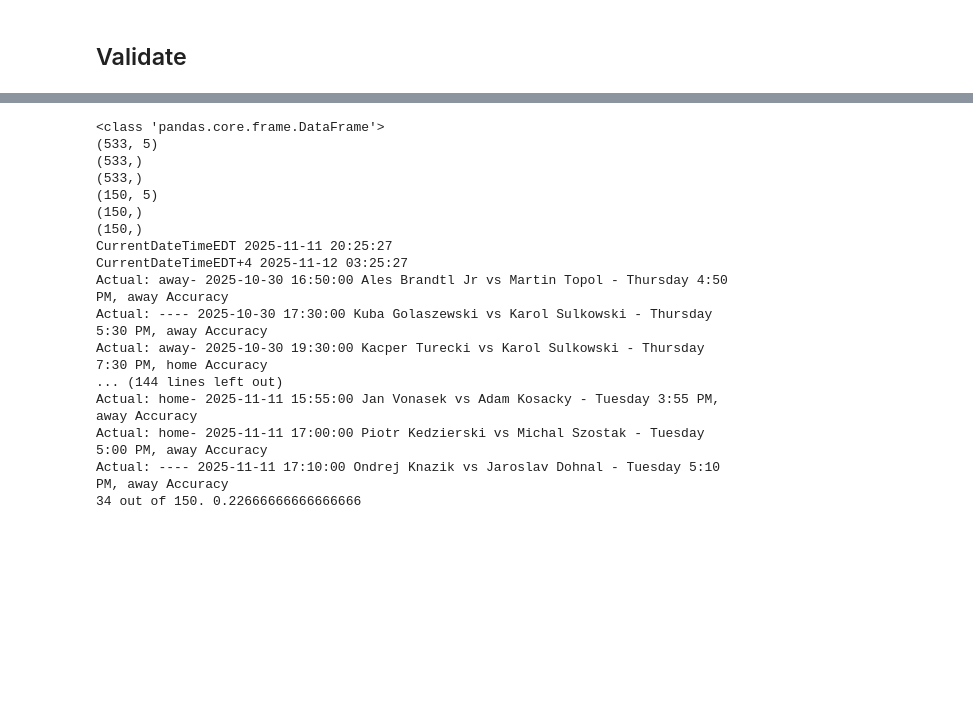
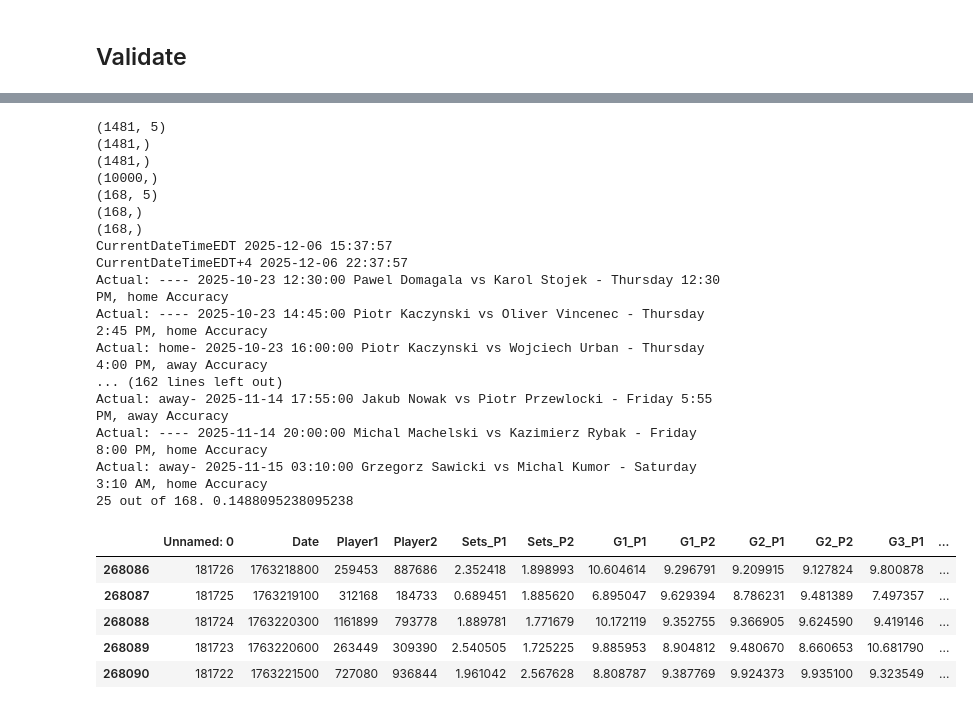
Before and after one commit to forbesjon2/NFL, a Jupyter notebook: TTennisGradientBoost.ipynb, the cells around one changed output, grey strips where cells are left out. Saved outputs shown, nothing was run; the diff lists cells and outputs as text; code cells hidden in the pictures; blank space fills up the shorter version.

```diff
--- a/TTennisGradientBoost.ipynb
+++ b/TTennisGradientBoost.ipynb
@@ -857,28 +999,64 @@ memory usage: 124.6+ KB
 # %%
 
-print(type(test_performance_df))
+#print(type(test_performance_df))
 # (512/2k) with limit 0, perf_conts_shift = 0.17 at 0.384 accuracy
-g5_x_col = ['G5_P1', 'Total_Allowed_P2', 'G5_P2', 'elo_P2', 'Total_Allowed_P1', 'G4_P1', 'Total_Avg_P2', 'D_Odds', 'Total_Avg_P1', 'elo_P1', 'D_G2', 'G1_P1', 'G3_P1', 'pythagorean_P1', 'pythagorean_P2']
-g5_mask = makePrediction(test_performance_df, g5_x_col, "g5_nov8", 1.0, None, True, 0.0, 0.17, "G5")
-accuracy_x_col = ['D_Odds', 'pythagorean_P1', 'pythagorean_P2', 'elo_P2', 'elo_P1', 'D_G3', 'D_G1', 'Sets_P2', 'Win_P1', 'Total_Allowed_P1', 'D_G2', 'Win_P2', 'Total_Allowed_P2', 'Sets_P1']
+#g5_x_col = ['G5_P1', 'Total_Allowed_P2', 'G5_P2', 'elo_P2', 'Total_Allowed_P1', 'G4_P1', 'Total_Avg_P2', 'D_Odds', 'Total_Avg_P1', 'elo_P1', 'D_G2', 'G1_P1', 'G3_P1', 'pythagorean_P1', 'pythagorean_P2']
+#g5_mask = makePrediction(test_performance_df, g5_x_col, "g5_nov8", 1.0, None, True, 0.0, 0.17, "G5")
+#accuracy_x_col = ['D_Odds', 'pythagorean_P1', 'pythagorean_P2', 'elo_P2', 'elo_P1', 'D_G3', 'D_G1', 'Sets_P2', 'Win_P1', 'Total_Allowed_P1', 'D_G2', 'Win_P2', 'Total_Allowed_P2', 'Sets_P1']
 # accuracy_mask is on dfUpcoming
 # (195/2k) with G5, ROC AUC (higher is better):  0.6892887205387205 Accuracy 0.6820512820512821
-makePrediction(test_performance_df, accuracy_x_col, "accuracy_nov8", 0.0, g5_mask, False, 0.12, 0.0, "Accuracy")
+#makePrediction(test_performance_df, accuracy_x_col, "accuracy_nov8", 0.0, g5_mask, False, 0.12, 0.0, "Accuracy")
+
+
+test_performance_size = 10000
+
+
+# -- G5 --
+# Name: g5_dec1
+# 1481/10k (14.8%), accuracy: 0.33
+# 10, 100, 15 for G5
+# no adjustment except perf_conts_shift=0.19
+g5_x_col = ['G4_P1', 'G4_P2', 'G5_P1', 'G5_P2', 'elo_P1', 'elo_P2', 'Total_Avg_P1', 'Total_Avg_P2', 'Total_Allowed_P1', 'Total_Allowed_P2', 'D_Odds', 'G1_P1', 'pythagorean_P1', 'pythagorean_P2']
+g5_df = pd.read_csv("./ttennisData/gen/TTCupSliding10_100_15.csv", index_col=False, low_memory=False)
+g5_df = g5_df[g5_df.shape[0]-test_performance_size:]
+g5_df['H_won'] = g5_df['Total_P1'] > g5_df['Total_P2']
+g5_mask = makePrediction(g5_df, g5_x_col, "g5_dec1", 1.0, None, True, 0.0, 0.19, "G5")
+print(g5_mask.shape)
+
+# -- H_won --
+# Name: hwon_dec1
+# 3,560/10k (35.6%), accuracy 0.72
+# 10, 100, 30 for H_won
+# no adjustment except limit=0.13
+accuracy_x_col = ['G1_P2', 'D_G1', 'D_G2', 'D_G3', 'Win_P1', 'pythagorean_P1', 'pythagorean_P2', 'elo_P1', 'elo_P2', 'Total_Allowed_P1', 'Total_Allowed_P2', 'Sets_Allowed_P2', 'D_Odds', 'Sets_P2', 'G2_P2', 'Win_P2', 'Sets_Allowed_P1']
+accuracy_df = pd.read_csv("./ttennisData/gen/TTCupSliding10_100_30.csv", index_col=False, low_memory=False)
+accuracy_df = accuracy_df[accuracy_df.shape[0]-test_performance_size:]
+accuracy_df['H_won'] = accuracy_df['Total_P1'] > accuracy_df['Total_P2']
+makePrediction(accuracy_df, accuracy_x_col, "hwon_dec1", 0.0, g5_mask, False, 0.13, 0.0, "Accuracy")
 # %% [output]
-<class 'pandas.core.frame.DataFrame'>
-(533, 5)
-(533,)
-(533,)
-(150, 5)
-(150,)
-(150,)
-CurrentDateTimeEDT 2025-11-11 20:25:27
-CurrentDateTimeEDT+4 2025-11-12 03:25:27
-Actual: away- 2025-10-30 16:50:00 Ales Brandtl Jr vs Martin Topol - Thursday 4:50 PM, away Accuracy
-Actual: ---- 2025-10-30 17:30:00 Kuba Golaszewski vs Karol Sulkowski - Thursday 5:30 PM, away Accuracy
-Actual: away- 2025-10-30 19:30:00 Kacper Turecki vs Karol Sulkowski - Thursday 7:30 PM, home Accuracy
-... (144 lines left out)
-Actual: home- 2025-11-11 15:55:00 Jan Vonasek vs Adam Kosacky - Tuesday 3:55 PM, away Accuracy
-Actual: home- 2025-11-11 17:00:00 Piotr Kedzierski vs Michal Szostak - Tuesday 5:00 PM, away Accuracy
-Actual: ---- 2025-11-11 17:10:00 Ondrej Knazik vs Jaroslav Dohnal - Tuesday 5:10 PM, away Accuracy
-34 out of 150. 0.22666666666666666
+(1481, 5)
+(1481,)
+(1481,)
+(10000,)
+(168, 5)
+(168,)
+(168,)
+CurrentDateTimeEDT 2025-12-06 15:37:57
+CurrentDateTimeEDT+4 2025-12-06 22:37:57
+Actual: ---- 2025-10-23 12:30:00 Pawel Domagala vs Karol Stojek - Thursday 12:30 PM, home Accuracy
+Actual: ---- 2025-10-23 14:45:00 Piotr Kaczynski vs Oliver Vincenec - Thursday 2:45 PM, home Accuracy
+Actual: home- 2025-10-23 16:00:00 Piotr Kaczynski vs Wojciech Urban - Thursday 4:00 PM, away Accuracy
+... (162 lines left out)
+Actual: away- 2025-11-14 17:55:00 Jakub Nowak vs Piotr Przewlocki - Friday 5:55 PM, away Accuracy
+Actual: ---- 2025-11-14 20:00:00 Michal Machelski vs Kazimierz Rybak - Friday 8:00 PM, home Accuracy
+Actual: away- 2025-11-15 03:10:00 Grzegorz Sawicki vs Michal Kumor - Saturday 3:10 AM, home Accuracy
+25 out of 168. 0.1488095238095238
+# %%
+g5_df.tail()
+# %% [output]
+|  | Unnamed: 0 | Date | Player1 | Player2 | Sets_P1 | Sets_P2 | G1_P1 | G1_P2 | G2_P1 | G2_P2 | G3_P1 | ... |
+| 268086 | 181726 | 1763218800 | 259453 | 887686 | 2.352418 | 1.898993 | 10.604614 | 9.296791 | 9.209915 | 9.127824 | 9.800878 | ... |
+| 268087 | 181725 | 1763219100 | 312168 | 184733 | 0.689451 | 1.885620 | 6.895047 | 9.629394 | 8.786231 | 9.481389 | 7.497357 | ... |
+| 268088 | 181724 | 1763220300 | 1161899 | 793778 | 1.889781 | 1.771679 | 10.172119 | 9.352755 | 9.366905 | 9.624590 | 9.419146 | ... |
+| 268089 | 181723 | 1763220600 | 263449 | 309390 | 2.540505 | 1.725225 | 9.885953 | 8.904812 | 9.480670 | 8.660653 | 10.681790 | ... |
+| 268090 | 181722 | 1763221500 | 727080 | 936844 | 1.961042 | 2.567628 | 8.808787 | 9.387769 | 9.924373 | 9.935100 | 9.323549 | ... |
```
Also changed, not shown: parts of 23 cells of this notebook, 3 other files.
